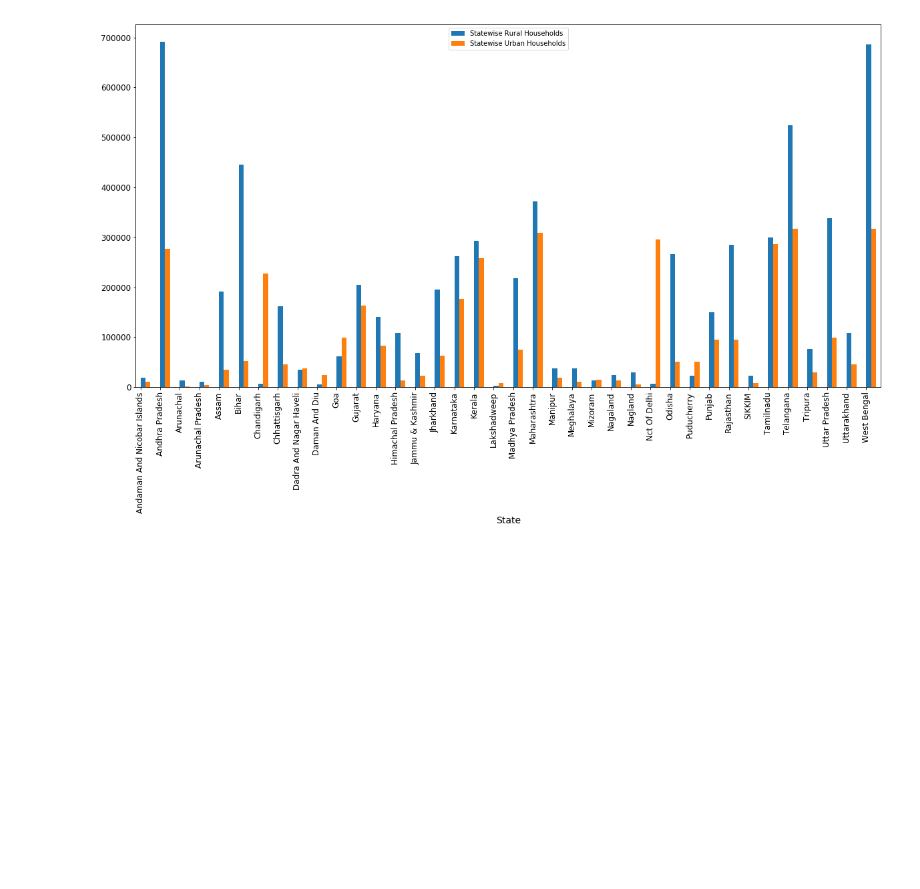
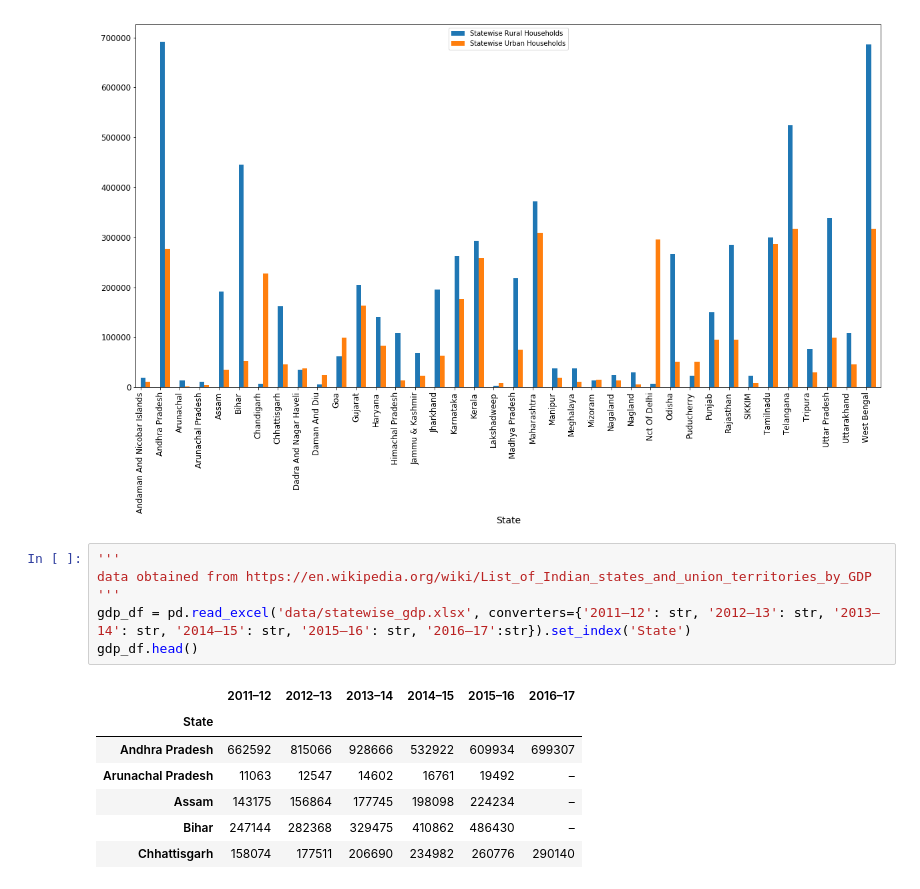
Before and after one commit to SiddalingeshaDS/Data-Incubator, a Jupyter notebook: District wise Rural vs Urban - Stats analysis.ipynb, the cells around one changed output. Cells and saved outputs as stored; diff of their text form; blank space fills up the shorter version.

```diff
--- a/District wise Rural vs Urban - Stats analysis.ipynb
+++ b/District wise Rural vs Urban - Stats analysis.ipynb
@@ -219,3 +291,17 @@ plt.xticks(rotation=90)
 plt.show()
 # %% [output]
 [figure]
+# %%
+'''
+data obtained from https://en.wikipedia.org/wiki/List_of_Indian_states_and_union_territories_by_GDP
+'''
+gdp_df = pd.read_excel('data/statewise_gdp.xlsx', converters={'2011–12': str, '2012–13': str, '2013–14': str, '2014–15': str, '2015–16': str, '2016–17':str}).set_index('State')
+gdp_df.head()
+# %% [output]
+|  | 2011–12 | 2012–13 | 2013–14 | 2014–15 | 2015–16 | 2016–17 |
+| State |  |  |  |  |  |  |
+| Andhra Pradesh | 662592 | 815066 | 928666 | 532922 | 609934 | 699307 |
+| Arunachal Pradesh | 11063 | 12547 | 14602 | 16761 | 19492 | – |
+| Assam | 143175 | 156864 | 177745 | 198098 | 224234 | – |
+| Bihar | 247144 | 282368 | 329475 | 410862 | 486430 | – |
+| Chhattisgarh | 158074 | 177511 | 206690 | 234982 | 260776 | 290140 |
```
Also changed, not shown: parts of 14 cells of this notebook, 3 other files.
